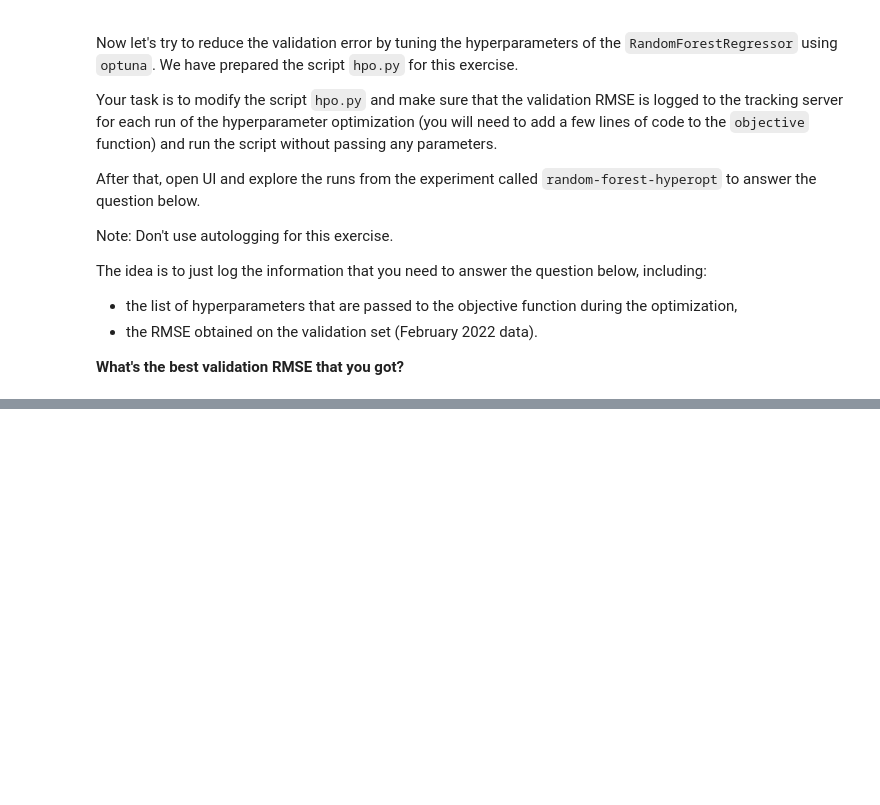
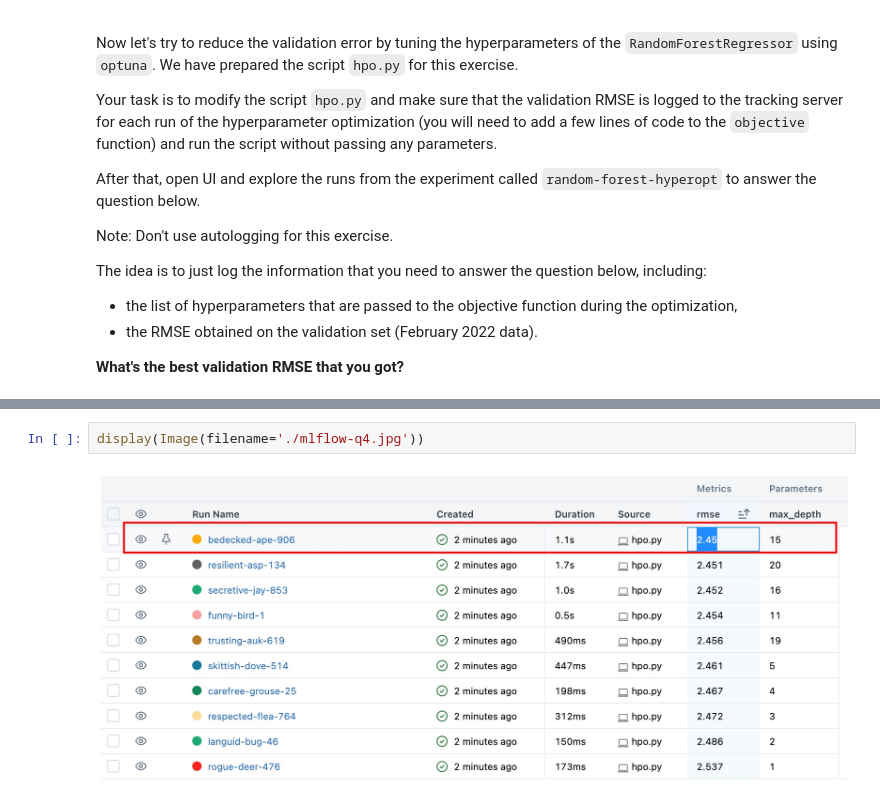
Before and after one commit to carloslme/mlops-zoomcamp, a Jupyter notebook: 02-experiment-tracking/experiment-tracking.ipynb, the cells around one changed output, grey strips where cells are left out. Saved outputs shown, nothing was run; the diff lists cells and outputs as text; blank space fills up the shorter version.

```diff
--- a/02-experiment-tracking/experiment-tracking.ipynb
+++ b/02-experiment-tracking/experiment-tracking.ipynb
@@ -177,0 +215,4 @@ The idea is to just log the information that you need to answer the question bel
+# %%
+display(Image(filename='./mlflow-q4.jpg'))
+# %% [output]
+[figure, added]
```
Also changed, not shown: parts of 5 cells of this notebook.
